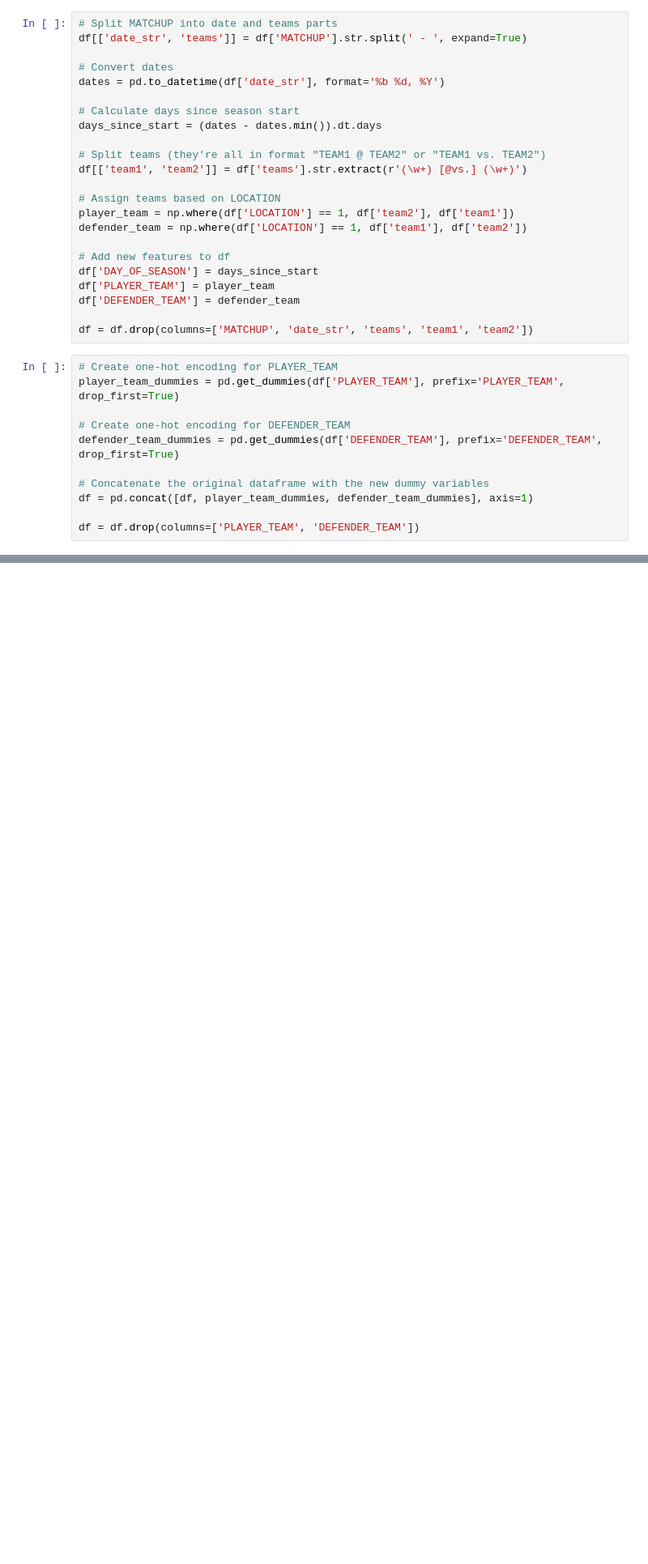
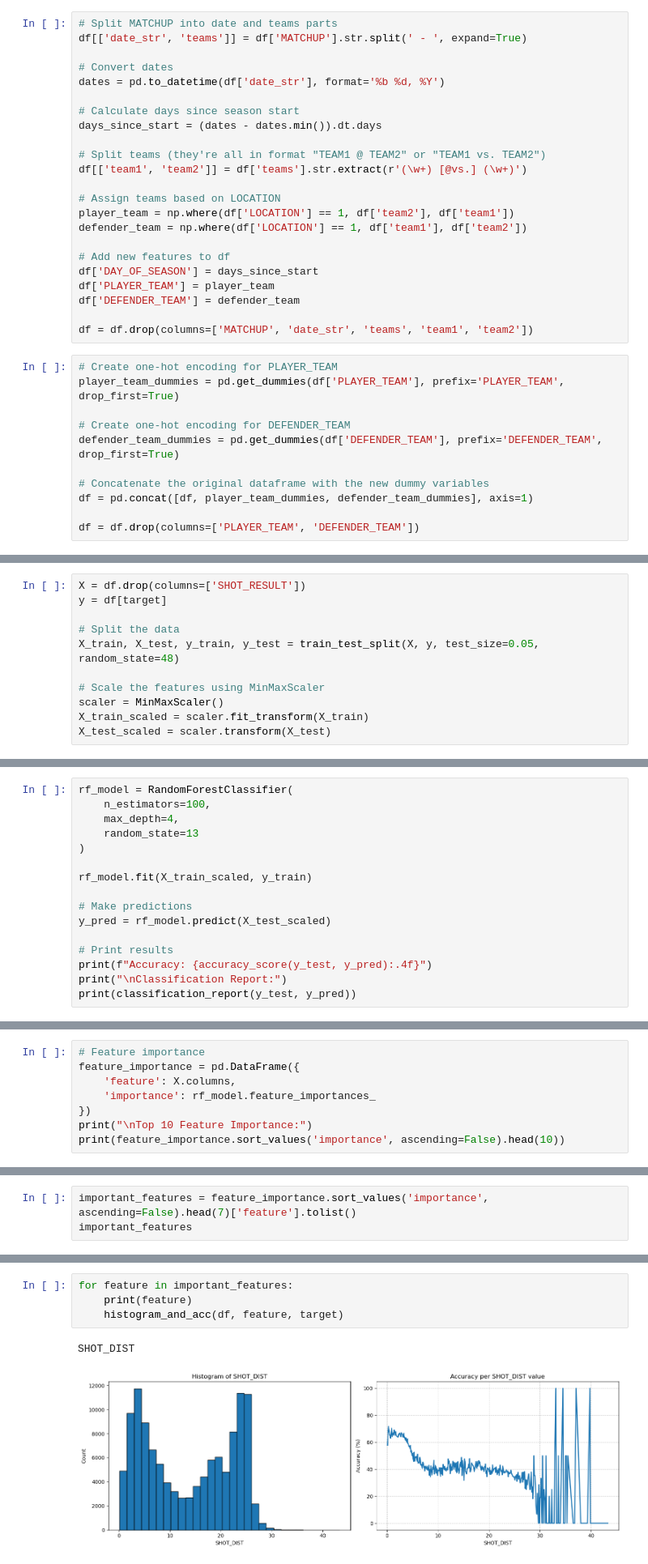
Before and after one commit to DavidSupancic/NbaShotsPrediction, a Jupyter notebook: NBA_data_prep.ipynb, the cells around one changed output, grey strips where cells are left out. Shown at 81% size. Cells and saved outputs as stored; diff of their text form; blank space fills up the shorter version.

Commit message:
data vis

```diff
--- a/NBA_data_prep.ipynb
+++ b/NBA_data_prep.ipynb
@@ -328 +332,12 @@ Index(['GAME_ID', 'LOCATION', 'FINAL_MARGIN', 'SHOT_NUMBER', 'GAME_CLOCK',
+# %%
+X = df.drop(columns=['SHOT_RESULT'])
+y = df[target]
+
+# Split the data
+X_train, X_test, y_train, y_test = train_test_split(X, y, test_size=0.05, random_state=48)
+
+# Scale the features using MinMaxScaler
+scaler = MinMaxScaler()
+X_train_scaled = scaler.fit_transform(X_train)
+X_test_scaled = scaler.transform(X_test)
 # %%
@@ -437,0 +396,16 @@ weighted avg       0.64      0.62      0.59      6188
+# %%
+rf_model = RandomForestClassifier(
+    n_estimators=100,
+    max_depth=4,
+    random_state=13
+)
+
+rf_model.fit(X_train_scaled, y_train)
+
+# Make predictions
+y_pred = rf_model.predict(X_test_scaled)
+
+# Print results
+print(f"Accuracy: {accuracy_score(y_test, y_pred):.4f}")
+print("\nClassification Report:")
+print(classification_report(y_test, y_pred))
@@ -437,0 +424,8 @@ weighted avg       0.64      0.62      0.59      6188
+# %%
+# Feature importance
+feature_importance = pd.DataFrame({
+    'feature': X.columns,
+    'importance': rf_model.feature_importances_
+})
+print("\nTop 10 Feature Importance:")
+print(feature_importance.sort_values('importance', ascending=False).head(10))
@@ -437,0 +451,3 @@ weighted avg       0.64      0.62      0.59      6188
+# %%
+important_features = feature_importance.sort_values('importance', ascending=False).head(7)['feature'].tolist()
+important_features
@@ -437,0 +517,7 @@ weighted avg       0.64      0.62      0.59      6188
+# %%
+for feature in important_features:
+    print(feature)
+    histogram_and_acc(df, feature, target)
+# %% [output]
+SHOT_DIST
+[figure, added]
```
Also changed, not shown: parts of 35 cells of this notebook.
